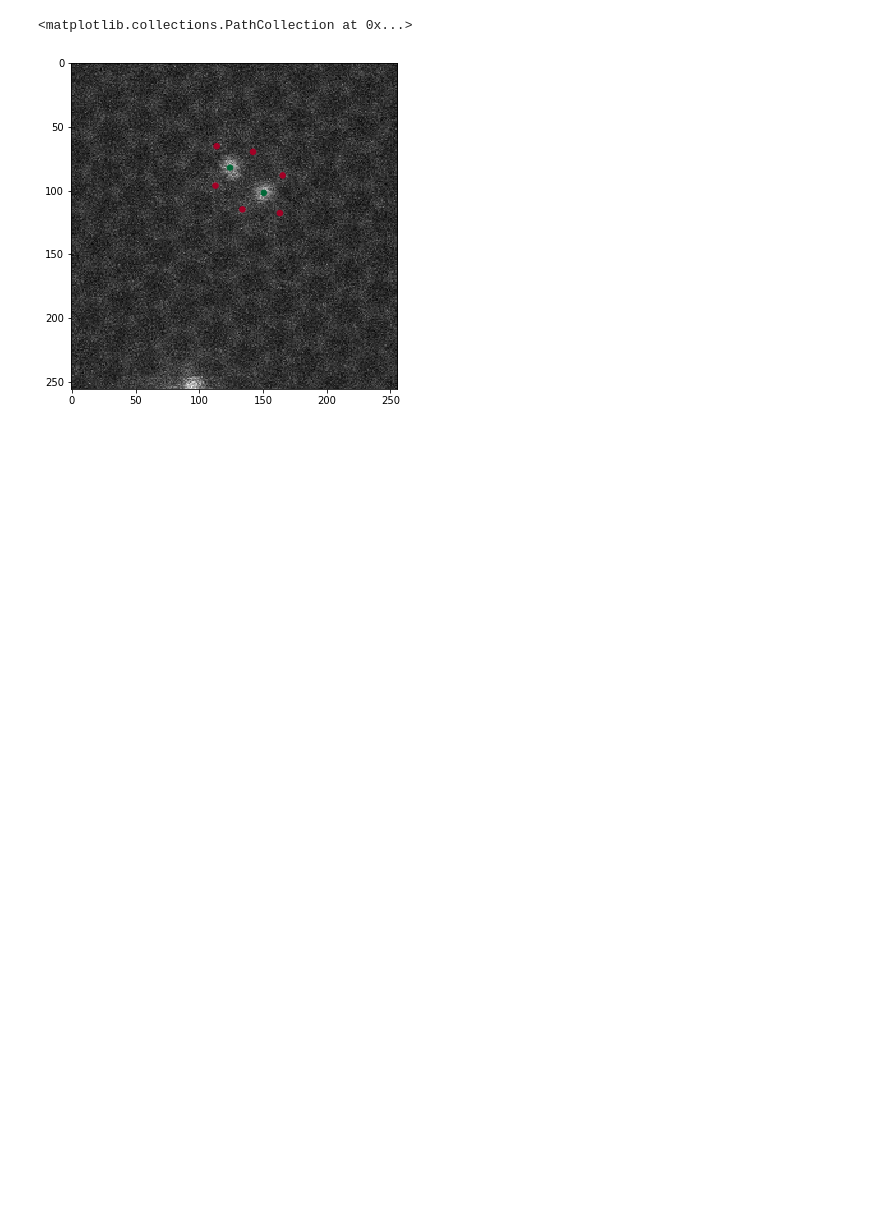
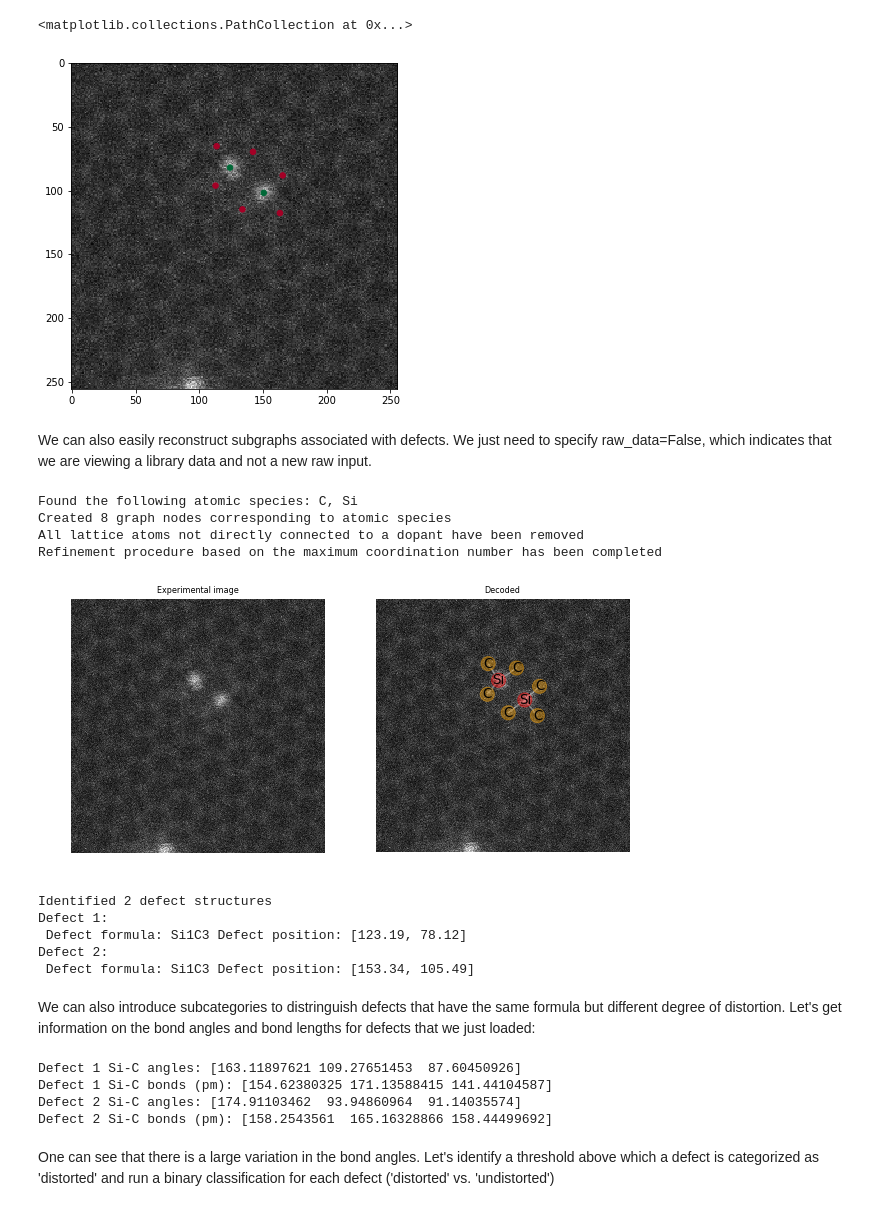
Before and after one commit to pycroscopy/AICrystallographer, a Jupyter notebook: LibraryNet/Test.ipynb, the cells around one changed output. Drawn from its saved outputs; the diff is of its cells as text; code cells hidden in the pictures; blank space fills up the shorter version.

Commit message:
Added more examples on reading library data

```diff
--- a/LibraryNet/Test.ipynb
+++ b/LibraryNet/Test.ipynb
@@ -121,19 +123,45 @@ Saved file with defect coordinates to disk
 We can then also read the saved files and display both the images and coordinates:
 # %%
 # Specify filepath
-filepath = 'library_test/Si1C3/test-1.hdf5'
+path = 'library_test/Si1C3/'
+library_file = 'test-1.hdf5'
 # read data (image+defect coordinates)
-img, _, coord = open_library_hdf(filepath)
-atomlist = coord[:, -1]
-xy = np.array(coord[:, :2], dtype=np.float)
-atomlist[atomlist==atoms['lattice_atom']] = 0
-atomlist[atomlist==atoms['dopant']] = 1
-atomlist = np.array(atomlist, dtype=np.float)
-coord = np.concatenate((xy, atomlist[:, None]), axis=1)
+img, img_size, coord = open_library_hdf(path+library_file, atoms)
 # plot image and defect cordinates
 fig, ax = plt.subplots(1, 1, figsize=(6, 6))
 ax.imshow(img[0, :, :, 0], cmap = 'gray')
-ax.scatter(coord[:, 0], coord[:, 1], c = coord[:, 2]+1, s=30, cmap='RdYlGn')
+ax.scatter(coord[:, 1], coord[:, 0], c = coord[:, 2]+1, s=30, cmap='RdYlGn')
 # %% [output]
 <matplotlib.collections.PathCollection at 0x...>
 [figure]
+# %% [markdown]
+We can also easily reconstruct subgraphs associated with defects. We just need to specify raw_data=False, which indicates that we are viewing a library data and not a new raw input.
+# %%
+defects = graphs.construct_graphs(img, img_size, coord, atoms,
+                         approx_max_bonds, raw_data=False)
+# %% [output]
+Found the following atomic species: C, Si
+Created 8 graph nodes corresponding to atomic species
+All lattice atoms not directly connected to a dopant have been removed
+Refinement procedure based on the maximum coordination number has been completed
+[figure, added]
+Identified 2 defect structures
+Defect 1:
+ Defect formula: Si1C3 Defect position: [123.19, 78.12]
+Defect 2:
+ Defect formula: Si1C3 Defect position: [153.34, 105.49]
+# %% [markdown]
+We can also introduce subcategories to distringuish defects that have the same formula but different degree of distortion. Let's get information on the bond angles and bond lengths for defects that we just loaded:
+# %%
+for i, sg in enumerate(defects):
+    print('Defect {} Si-C angles:'.format(i+1),
+          graphs.get_angles(sg, atoms['dopant']))
+    print('Defect {} Si-C bonds (pm):'.format(i+1),
+          graphs.get_bond_lengths(sg, atoms['dopant'], img_size, img))
+# %% [output]
+Defect 1 Si-C angles: [163.11897621 109.27651453  87.60450926]
+Defect 1 Si-C bonds (pm): [154.62380325 171.13588415 141.44104587]
+Defect 2 Si-C angles: [174.91103462  93.94860964  91.14035574]
+Defect 2 Si-C bonds (pm): [158.2543561  165.16328866 158.44499692]
+# %% [markdown]
+One can see that there is a large variation in the bond angles. Let's identify a threshold above which a defect is categorized as 'distorted' and run a binary classification for each defect ('distorted' vs. 'undistorted')
```
Also changed, not shown: parts of 3 cells of this notebook.
